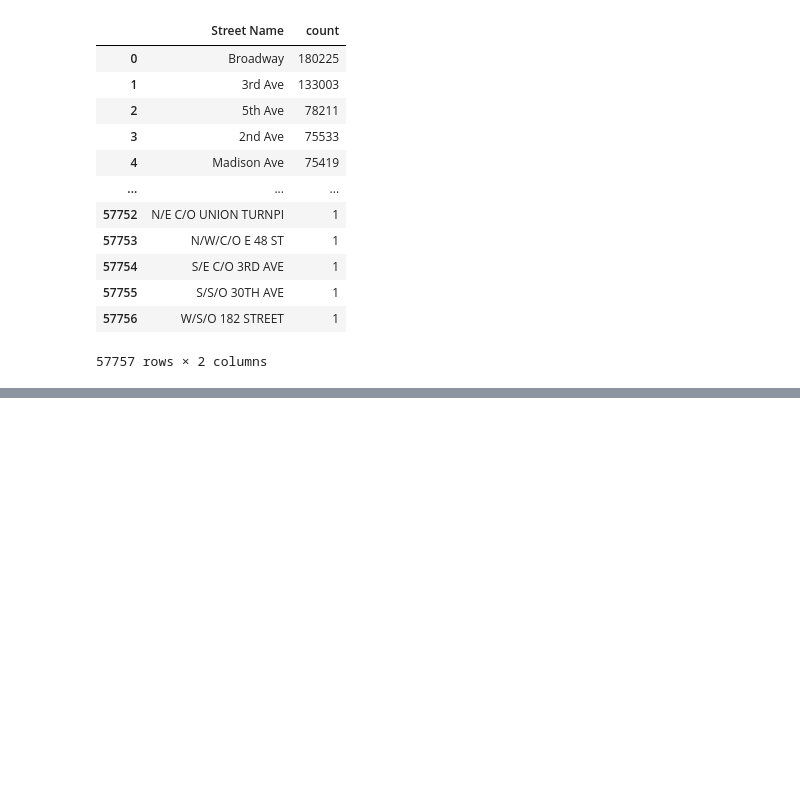
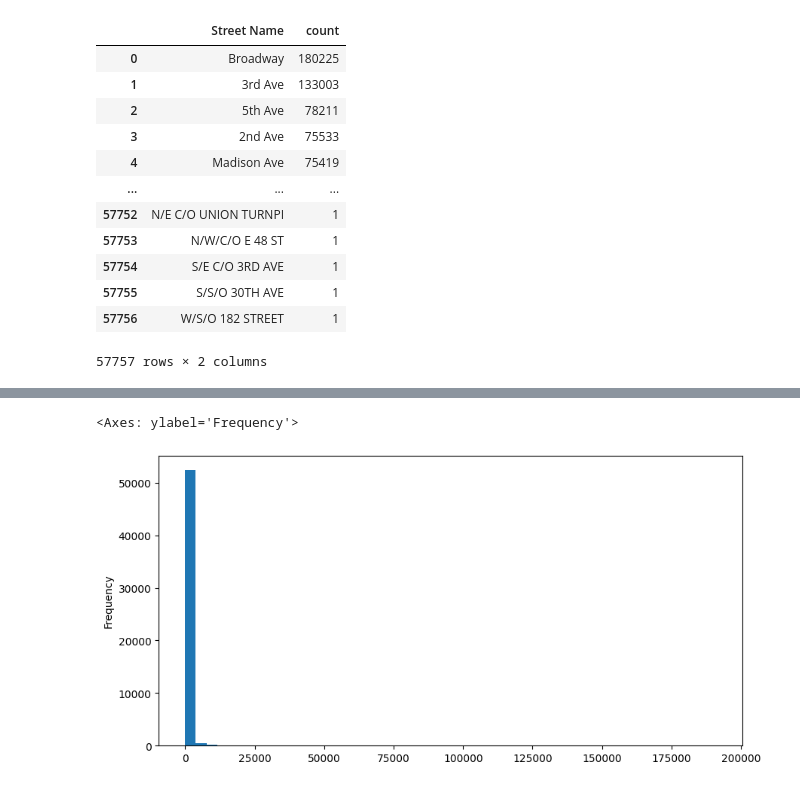
Before and after one commit to azapeti/practicing_pandas_workout, a Jupyter notebook: chapter-05/exercise-28.ipynb, the cells around one changed output, grey strips where cells are left out. Saved outputs shown, nothing was run; the diff lists cells and outputs as text; code cells hidden in the pictures; blank space fills up the shorter version.

```diff
--- a/chapter-05/exercise-28.ipynb
+++ b/chapter-05/exercise-28.ipynb
@@ -233,5 +233,6 @@ df['Street Name'].value_counts().reset_index()
 df_3 = df['Street Name']
 # %%
 df_3 = df_3.str.upper()
+df_3 = df_3.fillna('unkown')
 # %%
 df_3.value_counts().reset_index()
@@ -251,0 +271,8 @@ df_3.value_counts().reset_index()
+# %%
+df_counts = df_3.value_counts().reset_index()
+df_counts.columns = ['Street Name', 'count']
+
+df_counts['count'].plot.hist(bins=50, figsize=(10, 5))
+# %% [output]
+<Axes: ylabel='Frequency'>
+[figure, added]
```
Also changed, not shown: parts of 9 cells of this notebook.
